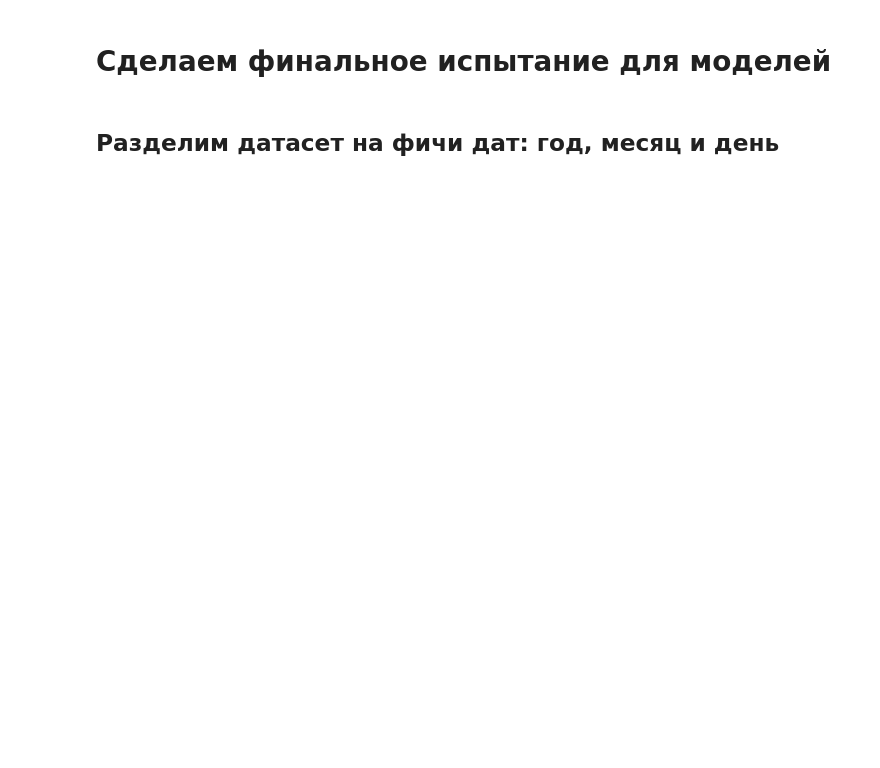
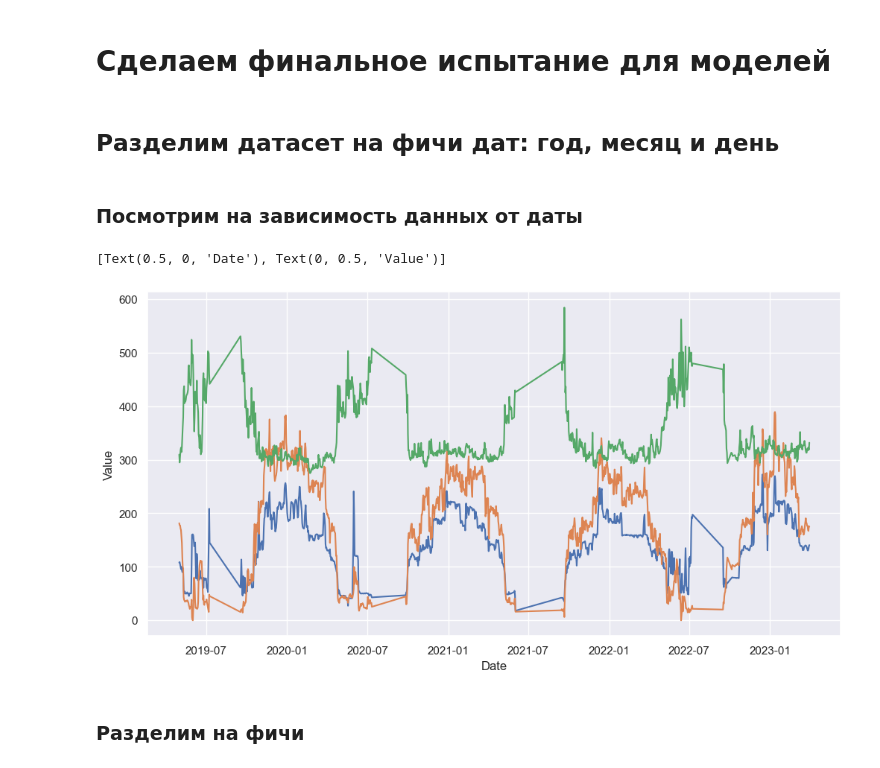
Before and after one commit to llitone/fuel-consumption-prediction, a Jupyter notebook: predictions/predictions_Specific_reference_fuel_consumption_for_vacation.ipynb, the cells around one changed output. Saved outputs shown, nothing was run; the diff lists cells and outputs as text; code cells hidden in the pictures; blank space fills up the shorter version.

```diff
--- a/predictions/predictions_Specific_reference_fuel_consumption_for_vacation.ipynb
+++ b/predictions/predictions_Specific_reference_fuel_consumption_for_vacation.ipynb
@@ -19,8 +20,6 @@ import matplotlib.pyplot as plt
 import seaborn as sns
 import math
 %matplotlib inline
-# %%
-sns.set(rc={'figure.figsize': (12, 9)})
 # %%
 data = pd.read_excel('Статистика_для_графиков_3_д_ТЭЦ2_УРУТ_130.xlsx', sheet_name='Лист1')
 # %%
@@ -369,3 +394,19 @@ r2_score: 0.9791996161152253
 # **Сделаем финальное испытание для моделей**
 # %% [markdown]
 ## **Разделим датасет на фичи дат: год, месяц и день**
+# %%
+data = pd.read_excel('Статистика_для_графиков_3_д_ТЭЦ2_УРУТ_130.xlsx', sheet_name='Лист1')\
+    .iloc[:, :-3]
+# %% [markdown]
+### **Посмотрим на зависимость данных от даты**
+# %%
+sns.set(rc={'figure.figsize': (12, 6)})
+
+sns.lineplot(data=data, x='Дата', y='Выработка электроэнергии ТА гр.130')
+sns.lineplot(data=data, x='Дата', y='Отпуск тепла из ТО ТА гр.130')
+sns.lineplot(data=data, x='Дата', y='Удельный расход условного топлива на отпуск э/э гр.130').set(xlabel='Date', ylabel='Value')
+# %% [output]
+[Text(0.5, 0, 'Date'), Text(0, 0.5, 'Value')]
+[figure, added]
+# %% [markdown]
+### **Разделим на фичи**
```
Also changed, not shown: parts of 43 cells of this notebook.
